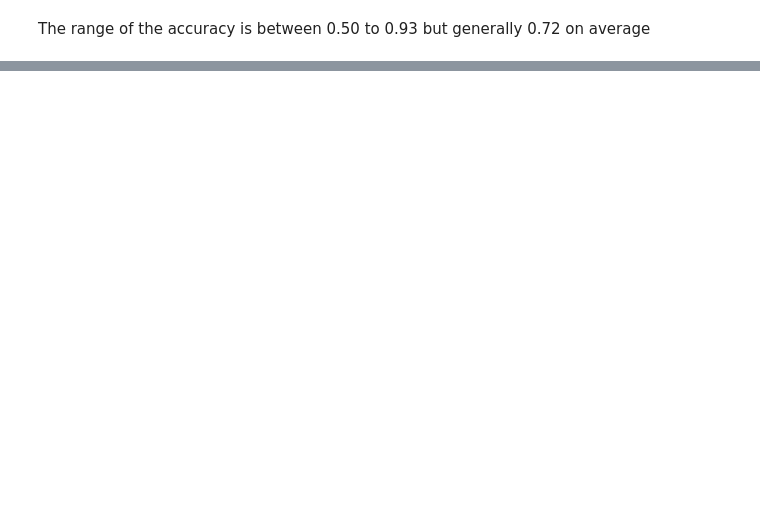
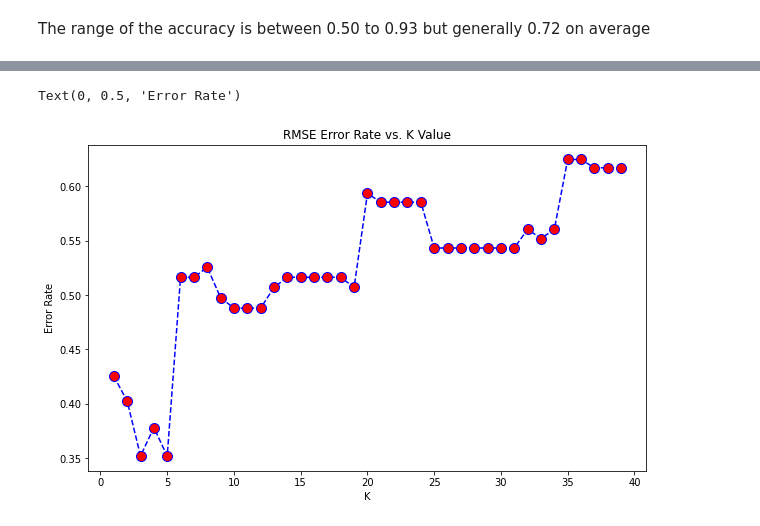
Before and after one commit to Janeiii/COGS109_WatermelonPrediction, a Jupyter notebook: COGS109.ipynb, the cells around one changed output, grey strips where cells are left out. Saved outputs shown, nothing was run; the diff lists cells and outputs as text; code cells hidden in the pictures; blank space fills up the shorter version.

```diff
--- a/COGS109.ipynb
+++ b/COGS109.ipynb
@@ -240,0 +267,6 @@ The range of the accuracy is between 0.50 to 0.93 but generally 0.72 on average
+# %%
+from sklearn.neighbors import KNeighborsClassifier
+
+model = KNeighborsClassifier(n_neighbors=9) #try for k = 7, 9; best is 9
+model.fit(X_train,y_train) #train model
+predicted = model.predict(X_test) # predict output
@@ -240,0 +306,16 @@ The range of the accuracy is between 0.50 to 0.93 but generally 0.72 on average
+# %%
+#elbow curve for the error rate; train with differnet k valyes
+from sklearn import neighbors
+from sklearn.metrics import mean_squared_error
+from math import sqrt
+
+rmse_list = [] #to store rmse values for different k
+for K in range(1,40):
+
+    model = KNeighborsClassifier(n_neighbors=K)
+    model.fit(X_train,y_train) #train model
+    pred_k = model.predict(X_test) # predict output
+
+    error = sqrt(mean_squared_error(y_test,pred_k)) #calculate rmse
+    rmse_list.append(error) #store rmse values
+    print('RMSE value for k= ' , K , 'is:', error)
@@ -240,0 +340,9 @@ The range of the accuracy is between 0.50 to 0.93 but generally 0.72 on average
+# %%
+plt.figure(figsize=(10,6))
+plt.plot(range(1,40), rmse_list, color='blue', linestyle='dashed', marker='o',markerfacecolor='red', markersize=10)
+plt.title('RMSE Error Rate vs. K Value')
+plt.xlabel('K')
+plt.ylabel('Error Rate')
+# %% [output]
+Text(0, 0.5, 'Error Rate')
+[figure, added]
```
Also changed, not shown: parts of 21 cells of this notebook.
